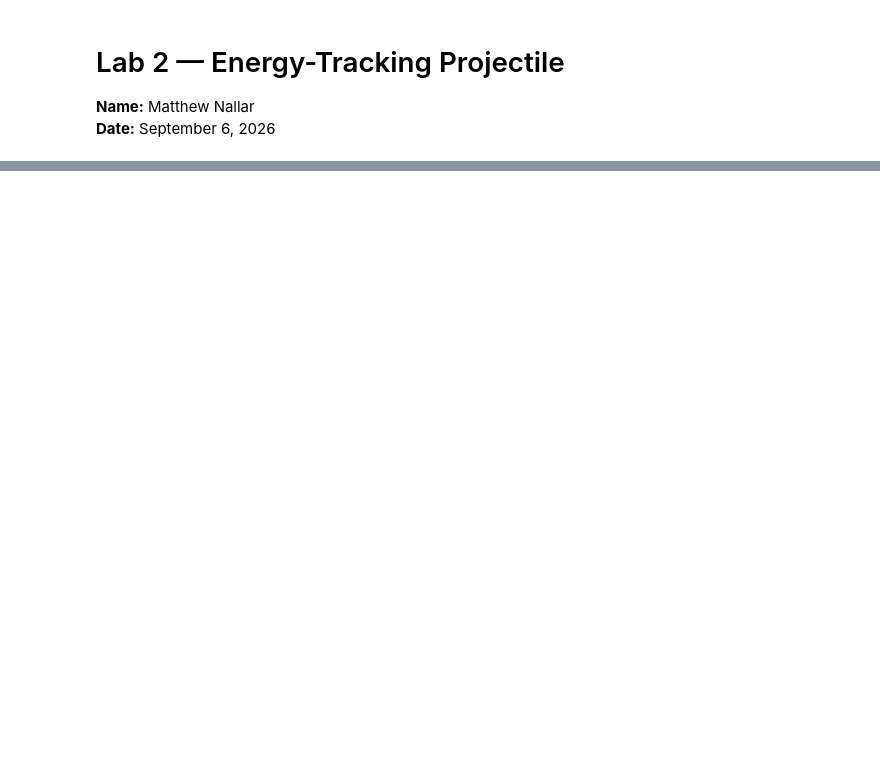
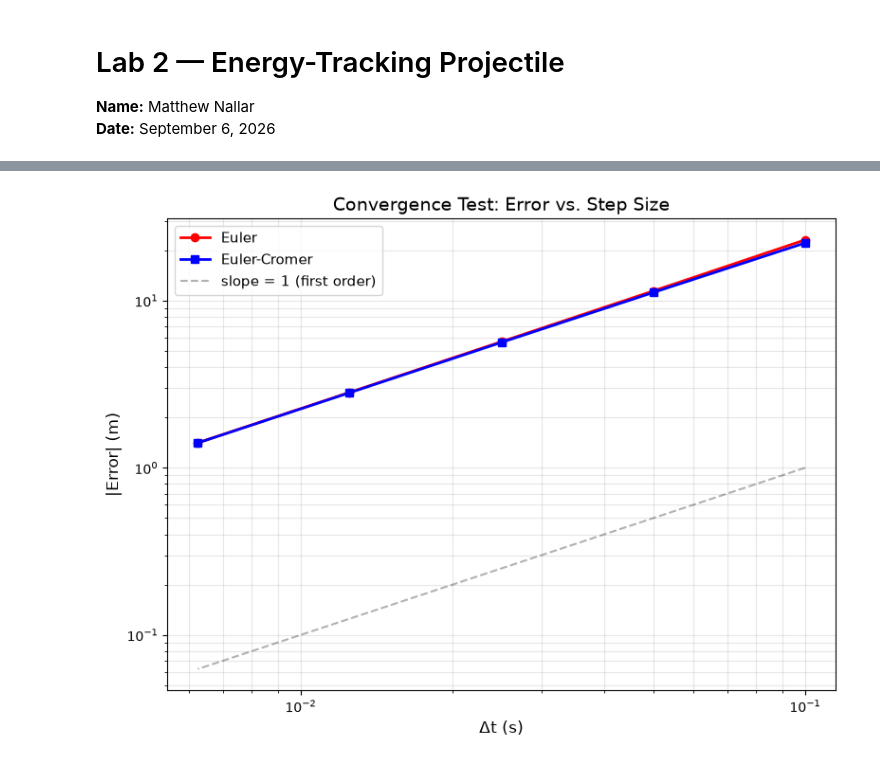
Before and after one commit to MattBaller/phys311, a Jupyter notebook: labs/lab02/lab02_energy.ipynb, the cells around one changed output, grey strips where cells are left out. Cells and saved outputs as stored; diff of their text form; code cells hidden in the pictures; blank space fills up the shorter version.

```diff
--- a/labs/lab02/lab02_energy.ipynb
+++ b/labs/lab02/lab02_energy.ipynb
@@ -349,0 +246,81 @@ c. It is a good choice assuming small time steps. As stated in the module: Each
+# %%
+t_ec, x_ec, y_ec, vx_ec, vy_ec, KE_ec, PE_ec, E_total_ec = simulate(
+    method="euler-cromer",
+    v0=30,
+    theta_deg=50,
+    dt=0.0002,
+    g=9.81
+)
+# Energy drift
+energy_drift = E_total_ec - E_total_ec[0]
+
+# Maximum absolute energy drift
+max_drift = np.max(np.abs(energy_drift))
+
+# Percentage of initial energy
+percent_drift = (max_drift / E_total_ec[0]) * 100
+
+print(f"Maximum absolute energy drift: {max_drift:.6f} J")
+print(f"Maximum energy drift: {percent_drift:.6f}%")
+
+dt_values = [0.1, 0.05, 0.025, 0.0125, 0.00625]
+
+euler_drift = []
+euler_cromer_drift = []
+
+for dt in dt_values:
+
+    # Standard Euler
+    results_euler = simulate(
+        method="euler",
+        v0=30,
+        theta_deg=50,
+        dt=dt,
+        g=9.81
+    )
+
+    t_e, x_e, y_e, vx_e, vy_e, KE_e, PE_e, E_e = results_euler
+
+    # Maximum absolute energy drift
+    drift_e = E_e - E_e[0]
+    max_drift_e = np.max(np.abs(drift_e))
+    euler_drift.append(max_drift_e)
+
+    # Euler-Cromer
+    results_ec = simulate(
+        method="euler-cromer",
+        v0=30,
+        theta_deg=50,
+        dt=dt,
+        g=9.81
+    )
+
+    t_ec, x_ec, y_ec, vx_ec, vy_ec, KE_ec, PE_ec, E_ec = results_ec
+
+    # Maximum absolute energy drift
+    drift_ec = E_ec - E_ec[0]
+    max_drift_ec = np.max(np.abs(drift_ec))
+    euler_cromer_drift.append(max_drift_ec)
+
+    print(f"dt = {dt:.5f} | Euler = {max_drift_e:.6f} J | "
+          f"Euler-Cromer = {max_drift_ec:.6f} J")
+
+ # Log-log plot
+plt.figure(figsize=(8, 6))
+plt.loglog(dt_values, euler_drift, 'ro-', label='Euler', linewidth=2)
+plt.loglog(dt_values, euler_cromer_drift, 'bs-', label='Euler-Cromer', linewidth=2)
+plt.loglog(dt_values, [d**1 * 10 for d in dt_values], 'k--', alpha=0.3, label='slope = 1 (first order)')
+plt.xlabel('Δt (s)', fontsize=12)
+plt.ylabel('|Error| (m)', fontsize=12)
+plt.title('Convergence Test: Error vs. Step Size', fontsize=14)
+plt.legend(fontsize=11)
+plt.grid(True, alpha=0.3, which='both')
+plt.tight_layout()
+plt.show()
+
+slope_e = np.polyfit(np.log(dt_values), np.log(euler_drift), 1)[0]
+print(f"Estimated order p (Euler) = {slope_e:.2f}")
+
+slope_ec = np.polyfit(np.log(dt_values), np.log(euler_cromer_drift), 1)[0]
+print(f"Estimated order p (Euler-Cromer) = {slope_ec:.2f}")
+# %% [output]
@@ -349,0 +334 @@ c. It is a good choice assuming small time steps. As stated in the module: Each
+[figure, added]
```
Also changed, not shown: parts of 18 cells of this notebook.
